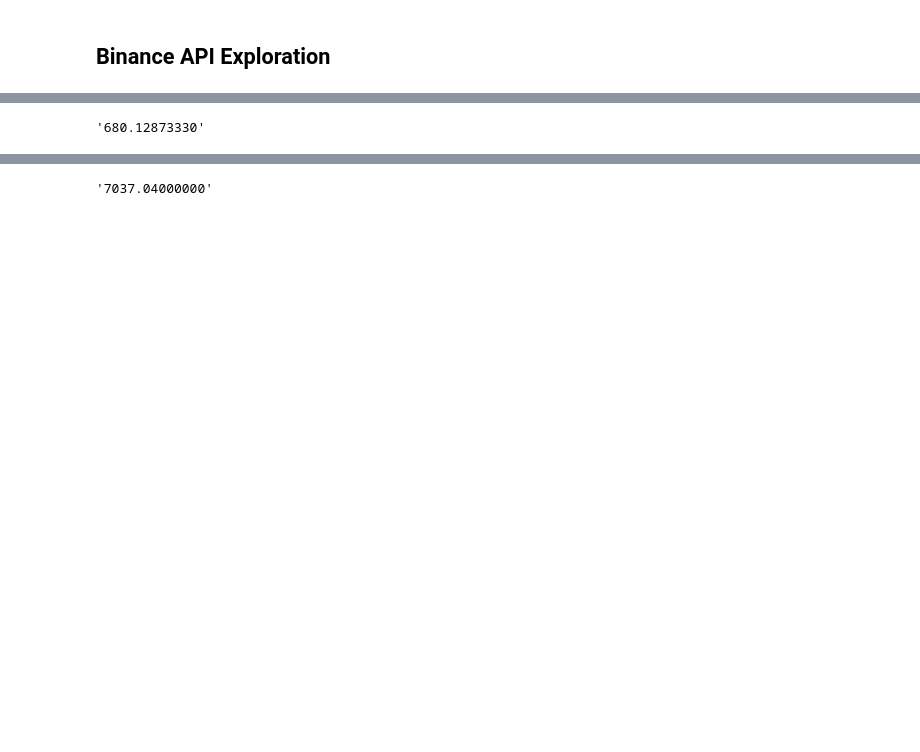
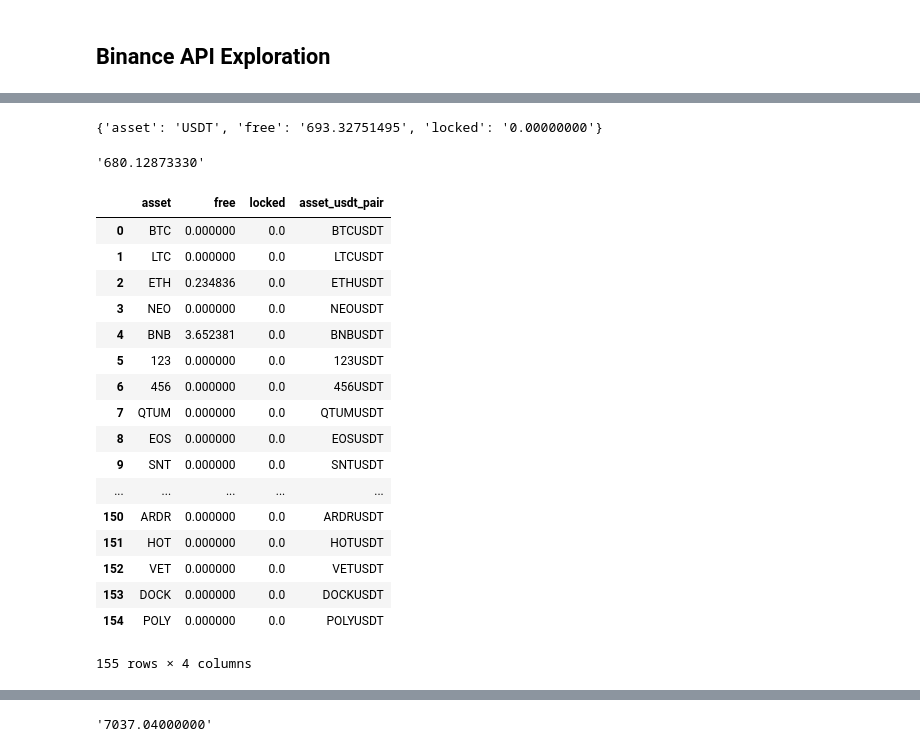
Before and after one commit to ChrisMcPherson/logic_by_loidsig, a Jupyter notebook: notebooks/binance_data_exploration.ipynb, the cells around one changed output, grey strips where cells are left out. Drawn from its saved outputs; the diff is of its cells as text; code cells hidden in the pictures; blank space fills up the shorter version.

```diff
--- a/notebooks/binance_data_exploration.ipynb
+++ b/notebooks/binance_data_exploration.ipynb
@@ -22,7 +48,36 @@ bnb_client = Client(key, value)
+# %%
+bnb_client.get_asset_balance(asset='usdt')
+# %% [output]
+{'asset': 'USDT', 'free': '693.32751495', 'locked': '0.00000000'}
 # %%
 usdt_balance = bnb_client.get_asset_balance(asset='usdt')['free']
 usdt_balance
 # %% [output]
 '680.12873330'
+# %%
+wallet_df = pd.DataFrame(bnb_client.get_account()['balances'])
+wallet_df['asset_usdt_pair'] = wallet_df['asset'].apply(lambda x: f"{x}USDT" if x != 'USDT' else x)
+wallet_df['free'] = pd.to_numeric(wallet_df['free'])
+wallet_df['locked'] = pd.to_numeric(wallet_df['locked'])
+wallet_df
+# %% [output]
+|  | asset | free | locked | asset_usdt_pair |
+| 0 | BTC | 0.000000 | 0.0 | BTCUSDT |
+| 1 | LTC | 0.000000 | 0.0 | LTCUSDT |
+| 2 | ETH | 0.234836 | 0.0 | ETHUSDT |
+| 3 | NEO | 0.000000 | 0.0 | NEOUSDT |
+| 4 | BNB | 3.652381 | 0.0 | BNBUSDT |
+| 5 | 123 | 0.000000 | 0.0 | 123USDT |
+| 6 | 456 | 0.000000 | 0.0 | 456USDT |
+| 7 | QTUM | 0.000000 | 0.0 | QTUMUSDT |
+| 8 | EOS | 0.000000 | 0.0 | EOSUSDT |
+| 9 | SNT | 0.000000 | 0.0 | SNTUSDT |
+| ... | ... | ... | ... | ... |
+| 150 | ARDR | 0.000000 | 0.0 | ARDRUSDT |
+| 151 | HOT | 0.000000 | 0.0 | HOTUSDT |
+| 152 | VET | 0.000000 | 0.0 | VETUSDT |
+| 153 | DOCK | 0.000000 | 0.0 | DOCKUSDT |
+| 154 | POLY | 0.000000 | 0.0 | POLYUSDT |
+155 rows × 4 columns
 # %%
 all_tickers_df = pd.DataFrame(bnb_client.get_all_tickers())
```
Also changed, not shown: parts of 12 cells of this notebook, 3 other files.
